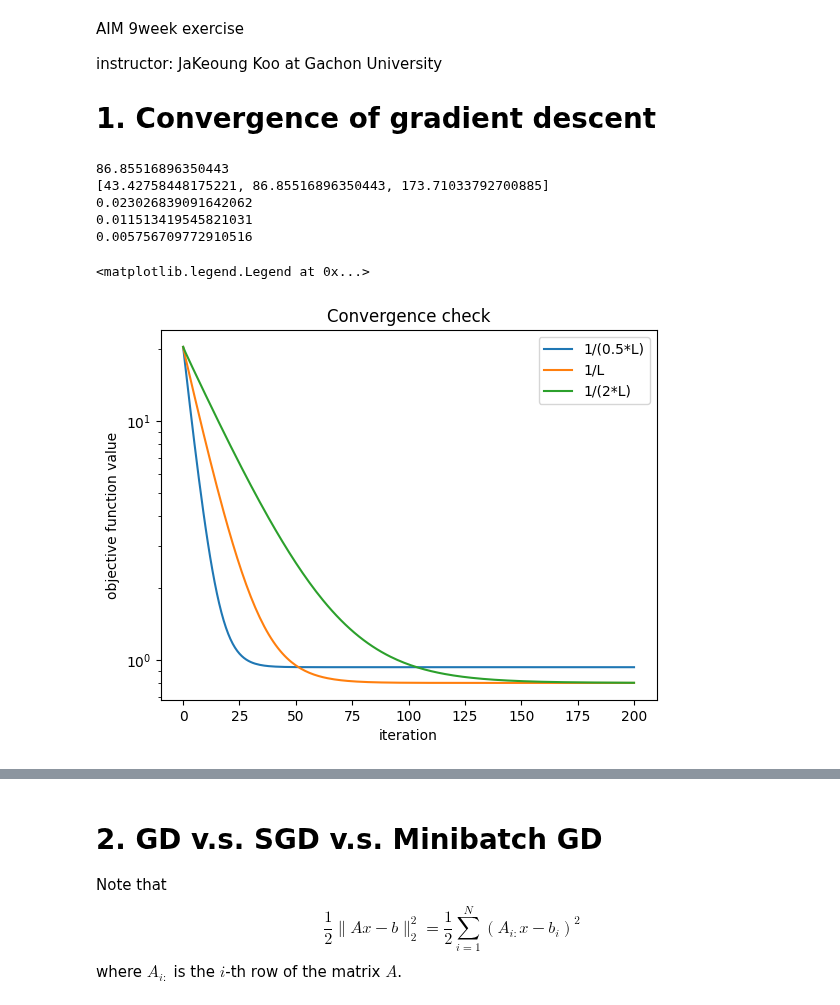
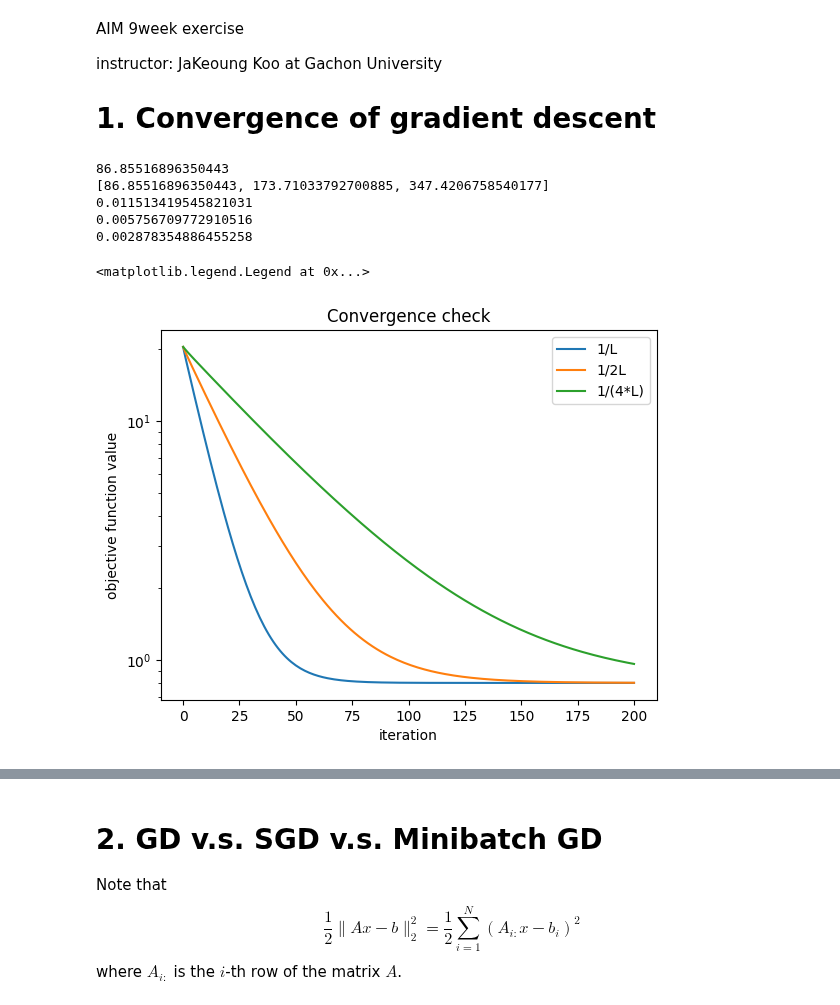
Before and after one commit to jakeoung/teach, a Jupyter notebook: opt/gd_sgd_minibatch.ipynb, the cells around one changed output, grey strips where cells are left out. Saved outputs shown, nothing was run; the diff lists cells and outputs as text; code cells hidden in the pictures.

```diff
--- a/opt/gd_sgd_minibatch.ipynb
+++ b/opt/gd_sgd_minibatch.ipynb
@@ -16,7 +16,7 @@ b = np.array([7, 8, 9])
 
 # Define the function to minimize
 def f(x):
-    return np.sum(0.5*(A.dot(x) - b)**2)
+    return 0.5*np.sum((A.dot(x) - b)**2)
 
 # Define the gradient of the function
 def grad_f(x):
@@ -33,35 +33,35 @@ x0 = np.array([1.0, 1.0])
 niter = 200
 
 # Set the list of Lipschitz constant to be used
-LL = [0.5*L, L, 2*L]
+LL = [L, 2*L, 4*L]
 print(LL)
 
 plt.title(f"Convergence check")
 plt.ylabel("objective function value")
 plt.xlabel("iteration")
 
 for L in LL:
   eta = 1.0 / L
   print(eta)
   x = x0.copy()
 
   # Store the history of iterates for plotting
   x_hist = [x0]
   f_hist = [f(x0)]
 
   for i in range(niter):
     x = x - eta * grad_f(x)
     x_hist.append(x)
     f_hist.append(f(x))
 
   plt.semilogy(f_hist)
 
-plt.legend(["1/(0.5*L)", "1/L", "1/(2*L)"])
+plt.legend(["1/L", "1/2L", "1/(4*L)", "1/t"])
 # %% [output]
 86.85516896350443
-[43.42758448175221, 86.85516896350443, 173.71033792700885]
-0.023026839091642062
+[86.85516896350443, 173.71033792700885, 347.4206758540177]
 0.011513419545821031
 0.005756709772910516
+0.002878354886455258
 <matplotlib.legend.Legend at 0x...>
-[figure, old version]
+[figure, new version]
```
Also changed, not shown: parts of 2 cells of this notebook, 8 other files.
